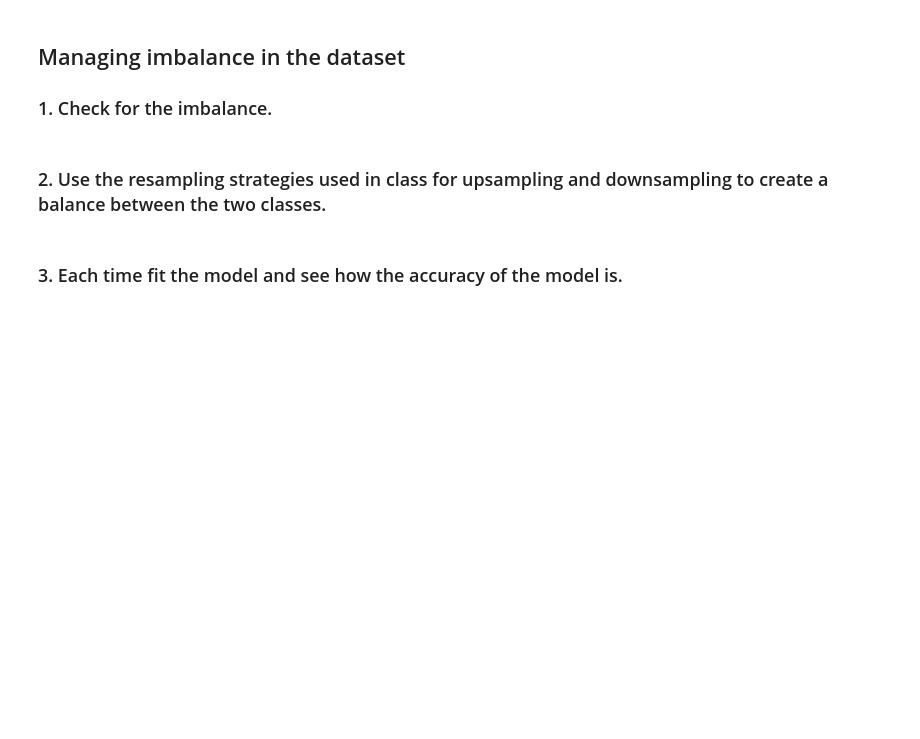
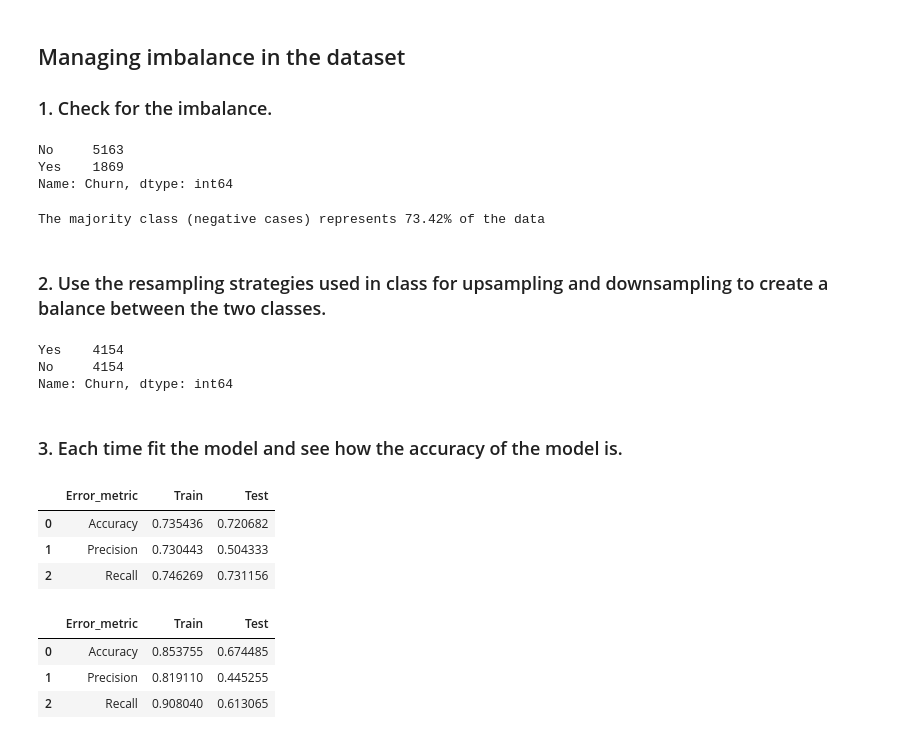
Before and after one commit to ericanna/Lab_Classification-Handling-Imbalanced-Data, a Jupyter notebook: Lab_Classification-Handling-Imbalanced-Data.ipynb, the cells around one changed output. Saved outputs shown, nothing was run; the diff lists cells and outputs as text; code cells hidden in the pictures; blank space fills up the shorter version.

```diff
--- a/Lab_Classification-Handling-Imbalanced-Data.ipynb
+++ b/Lab_Classification-Handling-Imbalanced-Data.ipynb
@@ -280,7 +328,72 @@ Note: So far we have not balanced the data.
 # %% [markdown]
 ## Managing imbalance in the dataset
 ### 1. Check for the imbalance.
+# %%
+df["Churn"].value_counts()
+# %% [output]
+No     5163
+Yes    1869
+Name: Churn, dtype: int64
+# %%
+Only_negatives = 5163
+print("The majority class (negative cases) represents {:.2f}% of the data".format(Only_negatives/len(df['Churn'])*100))
+# %% [output]
+The majority class (negative cases) represents 73.42% of the data
 # %% [markdown]
 ### 2. Use the resampling strategies used in class for upsampling and downsampling to create a balance between the two classes.
+# %%
+# Using SMOTE
+
+from imblearn.over_sampling import SMOTE
+smote = SMOTE()
+
+X_sm, y_sm = smote.fit_resample(X_train_s, y_train) # Applying only in the train set
+y_sm.value_counts()
+# %% [output]
+Yes    4154
+No     4154
+Name: Churn, dtype: int64
 # %% [markdown]
 ### 3. Each time fit the model and see how the accuracy of the model is.
+# %%
+model = LogisticRegression()
+model.fit(X_sm, y_sm)
+
+y_pred_train = model.predict(X_sm)
+y_pred_test = model.predict(X_test_s)
+
+performance = pd.DataFrame({'Error_metric': ['Accuracy','Precision','Recall'],
+                               'Train': [accuracy_score(y_sm, y_pred_train),
+                                         precision_score(y_sm, y_pred_train, pos_label = "Yes"),
+                                         recall_score(y_sm, y_pred_train, pos_label = "Yes")],
+                               'Test': [accuracy_score(y_test, y_pred_test),
+                                        precision_score(y_test, y_pred_test, pos_label = "Yes"),
+                                        recall_score(y_test, y_pred_test, pos_label = "Yes")]})
+
+performance
+# %% [output]
+|  | Error_metric | Train | Test |
+| 0 | Accuracy | 0.735436 | 0.720682 |
+| 1 | Precision | 0.730443 | 0.504333 |
+| 2 | Recall | 0.746269 | 0.731156 |
+# %%
+model = KNeighborsClassifier(n_neighbors=5,weights='uniform')
+model.fit(X_sm, y_sm)
+
+y_pred_train = model.predict(X_sm)
+y_pred_test = model.predict(X_test_s)
+
+performance = pd.DataFrame({'Error_metric': ['Accuracy','Precision','Recall'],
+                               'Train': [accuracy_score(y_sm, y_pred_train),
+                                         precision_score(y_sm, y_pred_train, pos_label = "Yes"),
+                                         recall_score(y_sm, y_pred_train, pos_label = "Yes")],
+                               'Test': [accuracy_score(y_test, y_pred_test),
+                                        precision_score(y_test, y_pred_test, pos_label = "Yes"),
+                                        recall_score(y_test, y_pred_test, pos_label = "Yes")]})
+
+performance
+# %% [output]
+|  | Error_metric | Train | Test |
+| 0 | Accuracy | 0.853755 | 0.674485 |
+| 1 | Precision | 0.819110 | 0.445255 |
+| 2 | Recall | 0.908040 | 0.613065 |
```
Also changed, not shown: parts of 5 cells of this notebook.
